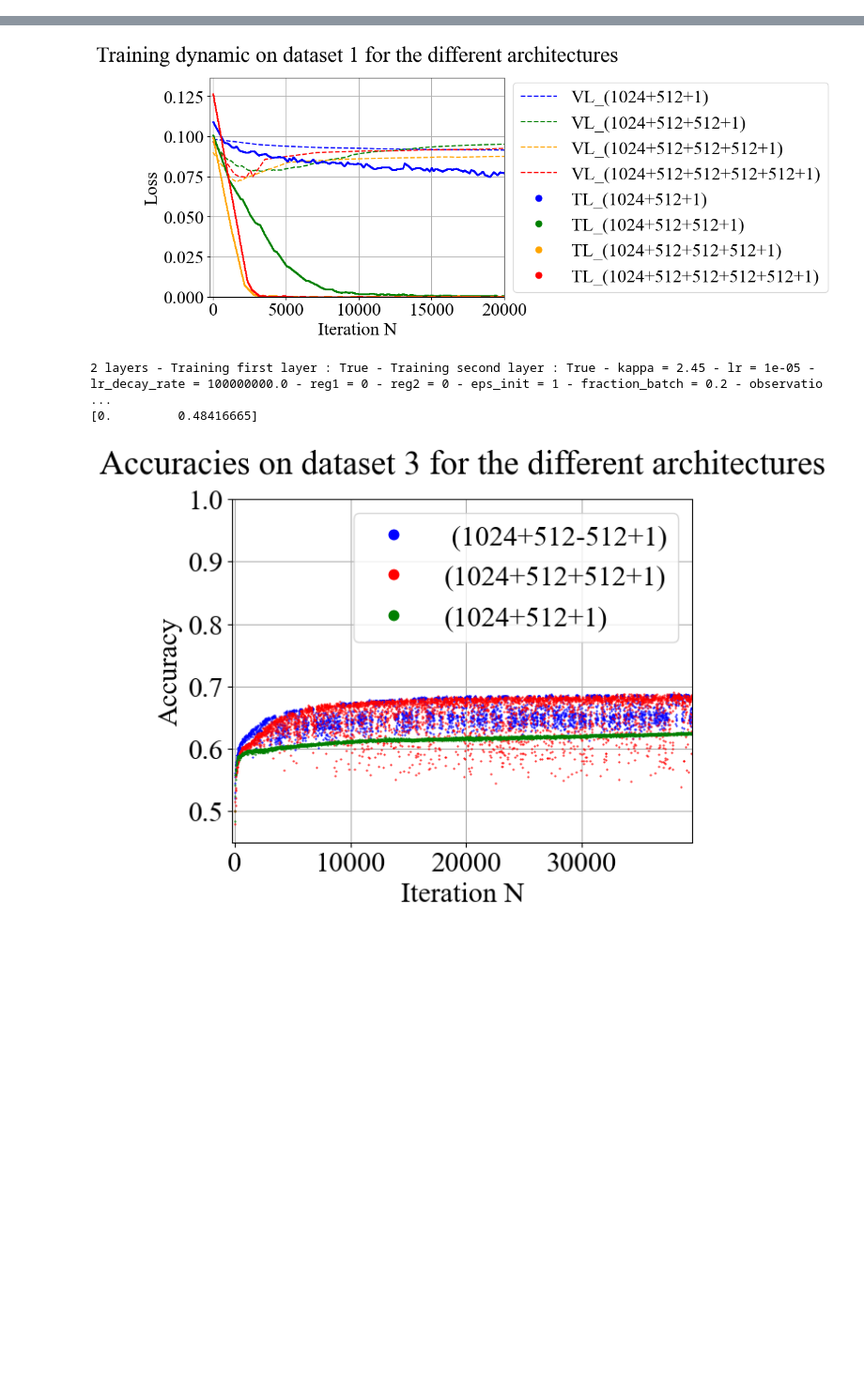
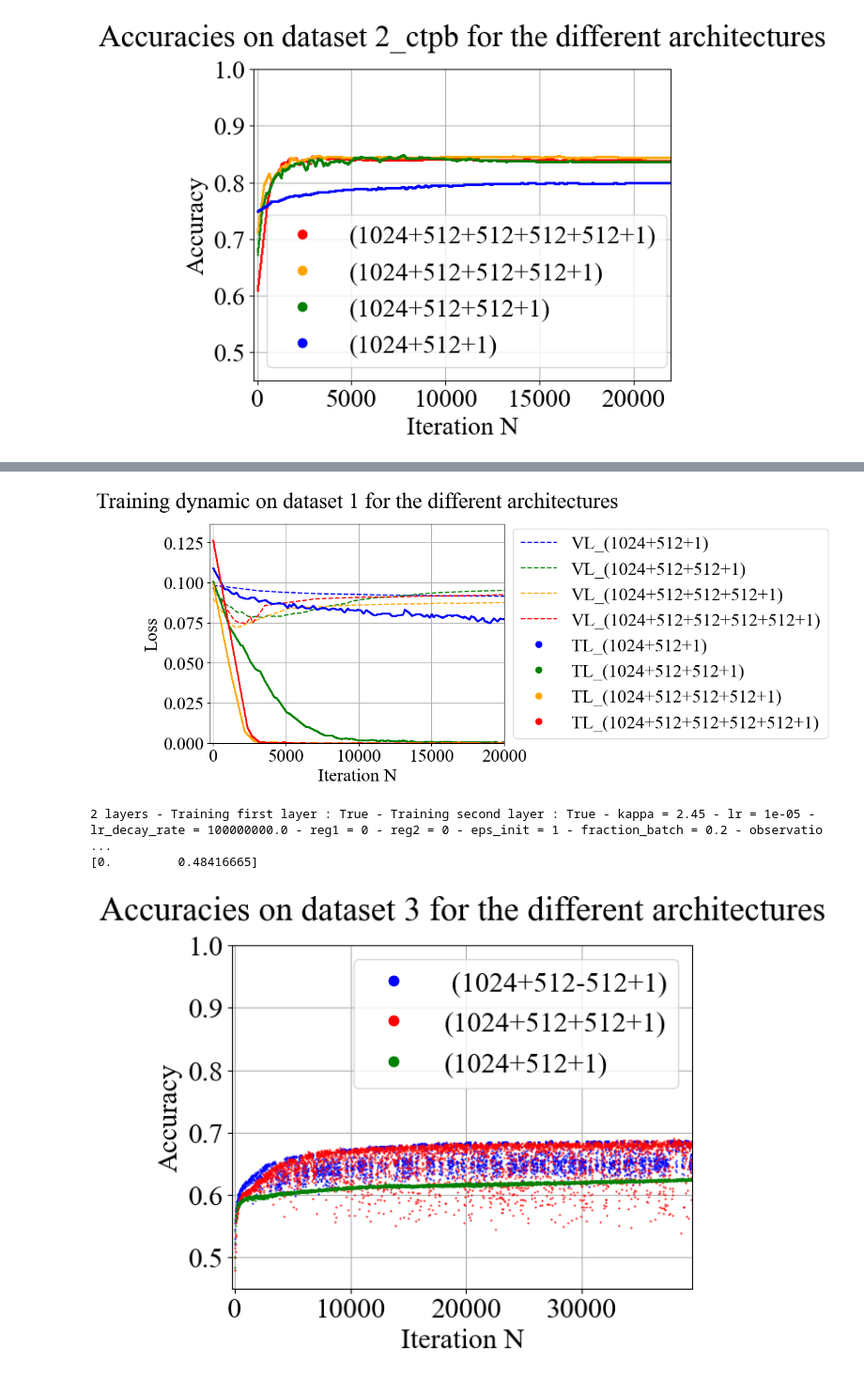
Before and after one commit to HugoVidal1/Stage_P3A_IdePHICS, a Jupyter notebook: CIFAR-10/classifiers_constructor.ipynb, the cells around one changed output, grey strips where cells are left out. Shown at 94% size. Cells and saved outputs as stored; diff of their text form; code cells hidden in the pictures; blank space fills up the shorter version.

```diff
--- a/CIFAR-10/classifiers_constructor.ipynb
+++ b/CIFAR-10/classifiers_constructor.ipynb
@@ -1601,0 +1471,73 @@ plt.show()
+# %%
+def lower_envelope(x,y):
+    minima_idx = argrelextrema(y, np.less, order=5)[0]
+    x_sampled = x[minima_idx]
+    y = y[minima_idx]
+    interp = interp1d(x_sampled, y, kind='linear', fill_value='extrapolate')
+    y = interp(x)
+    return np.array([x, y]).transpose()
+
+def upper_envelope(x,y):
+    maxima_idx = argrelextrema(y, np.greater, order=5)[0]
+    x_sampled = x[maxima_idx]
+    y = y[maxima_idx]
+    interp = interp1d(x_sampled, y, kind='linear', fill_value='extrapolate')
+    y = interp(x)
+    return np.array([x, y]).transpose()
+# %%
+# Import model and plot performances
+
+date = '13_05_25'
+save_path = 'Post-processing/13_05_25/Overfitting_dynamic/Dataset_2_ctpb/'
+
+# Plot the performances
+model_name_1 = "CIFAR10_model_(1024+512+1)_2_ctpb"
+model_name_2 = "CIFAR10_model_(1024+512+512+1)_2_ctpb"
+model_name_3 = "CIFAR10_model_(1024+512+512+512+1)_2_ctpb"
+model_name_4 = "CIFAR10_model_(1024+512+512+512+512+1)_2_ctpb"
+
+curve_model_1 = np.loadtxt('Classifiers/' + date + '/' + date + '_' +  model_name_1 + '/figures/accuracy_of_' + date + '_' + model_name_1 +'.txt', delimiter=",", skiprows=1)
+curve_model_2 = np.loadtxt('Classifiers/' + date + '/' + date + '_' +  model_name_2 + '/figures/accuracy_of_' + date + '_' + model_name_2 +'.txt', delimiter=",", skiprows=1)
+curve_model_3 = np.loadtxt('Classifiers/' + date + '/' + date + '_' +  model_name_3 + '/figures/accuracy_of_' + date + '_' + model_name_3 +'.txt', delimiter=",", skiprows=1)
+curve_model_4 = np.loadtxt('Classifiers/' + date + '/' + date + '_' +  model_name_4 + '/figures/accuracy_of_' + date + '_' + model_name_4 +'.txt', delimiter=",", skiprows=1)
+
+curve_model_1 = upper_envelope(curve_model_1[:, 0], curve_model_1[:, 1])
+curve_model_2 = upper_envelope(curve_model_2[:, 0], curve_model_2[:, 1])
+curve_model_3 = upper_envelope(curve_model_3[:, 0], curve_model_3[:, 1])
+curve_model_4 = upper_envelope(curve_model_4[:, 0], curve_model_4[:, 1])
+
+plt.plot(curve_model_4[:, 0], curve_model_4[:, 1], '.', markersize = '2', color = 'red', label = '(1024+512+512+512+512+1)')
+plt.plot(curve_model_3[:, 0], curve_model_3[:, 1], '.', markersize = '2', color = 'orange', label = '(1024+512+512+512+1)')
+plt.plot(curve_model_2[:, 0], curve_model_2[:, 1], '.', markersize = '2', color = 'green', label = '(1024+512+512+1)')
+plt.plot(curve_model_1[:, 0], curve_model_1[:, 1], '.', markersize = '2', color = 'blue', label = '(1024+512+1)')
+
+plt.xlim(-200,22000)
+plt.ylim(0.45,1)
+plt.grid()
+plt.xlabel('Iteration N')
+plt.ylabel('Accuracy')
+plt.title('Accuracies on dataset 2_ctpb for the different architectures', pad = 20)
+legend = plt.legend()
+for handle in legend.legend_handles:
+    handle.set_markersize(15)
+plt.savefig(save_path + "Zoomed_Comparison_accuracy_dataset_2_ctpb.png", bbox_inches='tight')
+plt.savefig(save_path + "Zoomed_Comparison_accuracy_dataset_2_ctpb.svg", bbox_inches='tight')
+plt.show()
+# Plots of performances
+# accuracy = mpimg.imread("Classifiers/" + model_name + "/figures/accuracy_of_" + model_name + ".png")
+# plt.imshow(accuracy)
+# kappa_accuracy = mpimg.imread("Classifiers/" + model_name + "/figures/kappa_accuracy_of_" + model_name + ".png")
+# plt.imshow(kappa_accuracy)
+# loss = mpimg.imread("Classifiers/" + model_name + "/figures/loss_of_" + model_name + ".png")
+# plt.imshow(loss)
+# kappa_loss = mpimg.imread("Classifiers/" + model_name + "/figures/kappa_loss_of_" + model_name + ".png")
+# plt.imshow(kappa_loss)
+# plt.show()
+
+# Import datas
+# accuracy_data = np.loadtxt("Classifiers/" + model_name + "/figures/accuracy_of_" + model_name + ".txt", delimiter=",", skiprows=1)
+# loss_data = np.loadtxt("Classifiers/" + model_name + "/figures/loss_of_" + model_name + ".txt", delimiter=",", skiprows=1)
+# kappa_accuracy_data = np.loadtxt("Classifiers/" + model_name + "/figures/kappa_accuracy_" + model_name + ".txt", delimiter=",", skiprows=1)
+# kappa_loss_data = np.loadtxt("Classifiers/" + model_name + "/figures/kappa_loss_of_" + model_name + ".txt", delimiter=",", skiprows=1)
+# %% [output]
+[figure, added]
```
Also changed, not shown: parts of 13 cells of this notebook, 7 other files.
